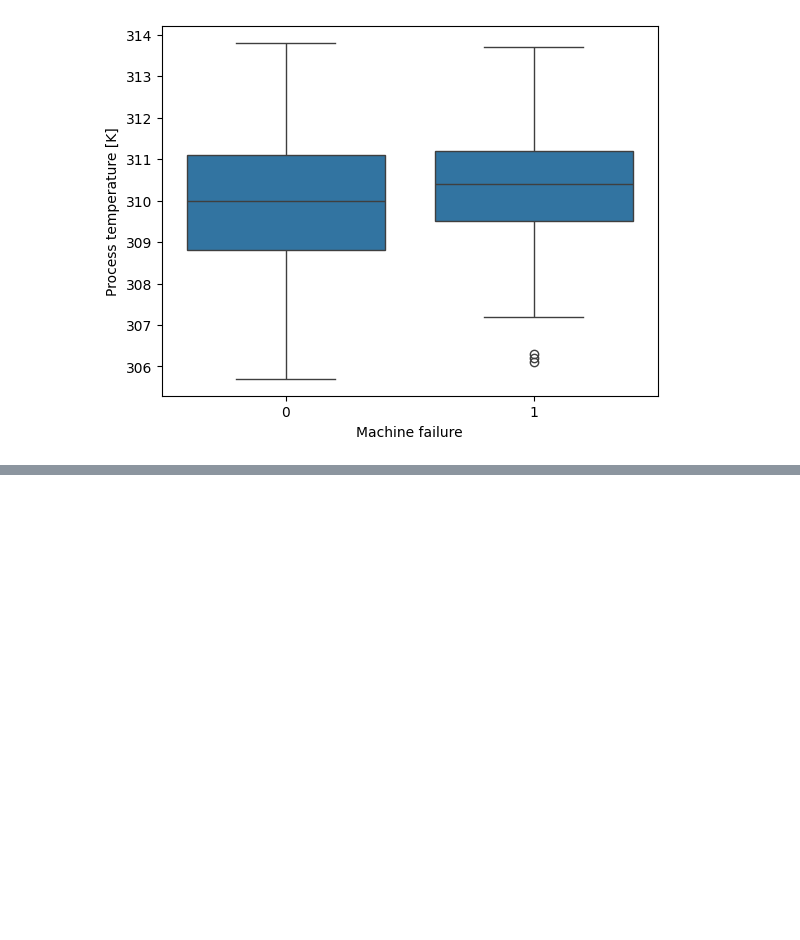
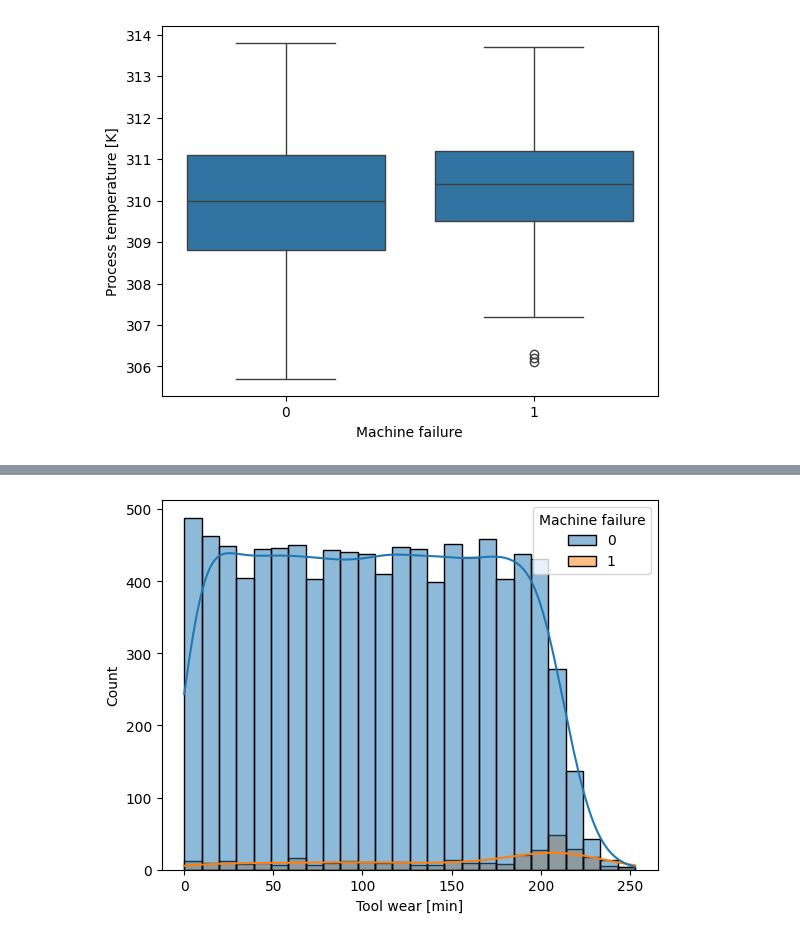
Before and after one commit to dogalaz97-da/predictive-maintenance-system, a Jupyter notebook: notebooks/EDA.ipynb, the cells around one changed output, grey strips where cells are left out. Cells and saved outputs as stored; diff of their text form; code cells hidden in the pictures; blank space fills up the shorter version.

```diff
--- a/notebooks/EDA.ipynb
+++ b/notebooks/EDA.ipynb
@@ -181,0 +249,10 @@ sns.boxplot(x="Machine failure", y="Process temperature [K]", data=df)
+# %%
+sns.histplot(
+    data=df,
+    x='Tool wear [min]',
+    hue='Machine failure',
+    kde=True
+)
+plt.show()
+# %% [output]
+[figure, added]
```
Also changed, not shown: parts of 9 cells of this notebook.
